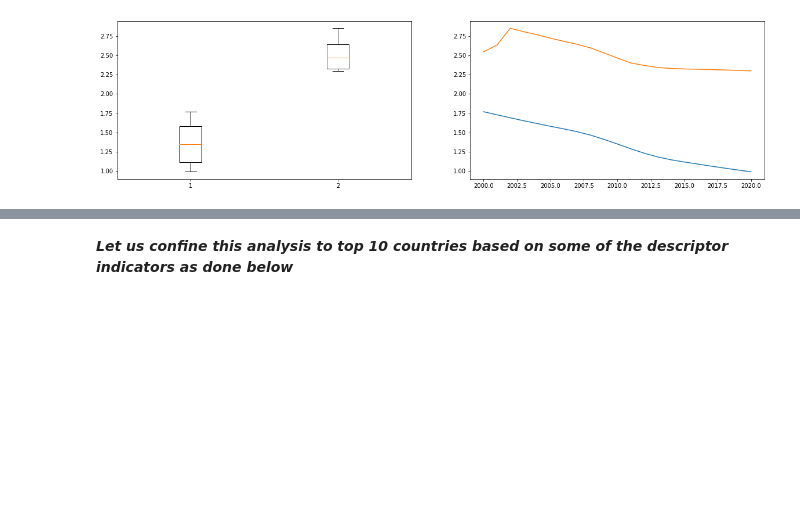
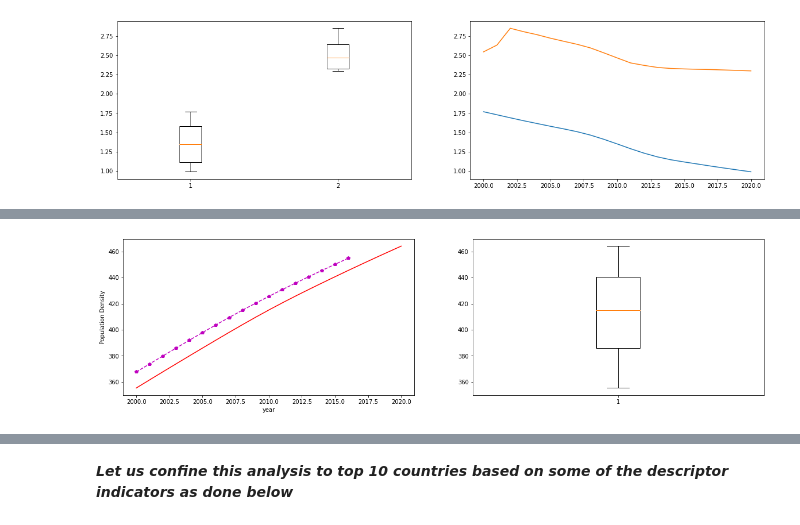
Before and after one commit to DarshanKumarHegde/Global_Economy_EDA, a Jupyter notebook: Codes and Notebooks/Exploratory Analysis.ipynb, the cells around one changed output, grey strips where cells are left out. Cells and saved outputs as stored; diff of their text form; code cells hidden in the pictures; blank space fills up the shorter version.

```diff
--- a/Codes and Notebooks/Exploratory Analysis.ipynb
+++ b/Codes and Notebooks/Exploratory Analysis.ipynb
@@ -162,0 +146,14 @@ plt.show()
+# %%
+plt.figure(figsize=(20,5))
+
+plt.subplot(122)
+plt.boxplot(india_df['Population Density'])
+
+plt.subplot(121)
+plt.plot(india_df['date'],india_df['Population Density'],'r-', label='True Density')
+plt.plot(india_df['date'],india_df['Population Density'].rolling(5).mean(), 'mp--', label='5yr-mean')
+plt.xlabel('year'), plt.ylabel('Population Density')
+
+plt.show()
+# %% [output]
+[figure, added]
```
Also changed, not shown: parts of 21 cells of this notebook, 1 other file.
